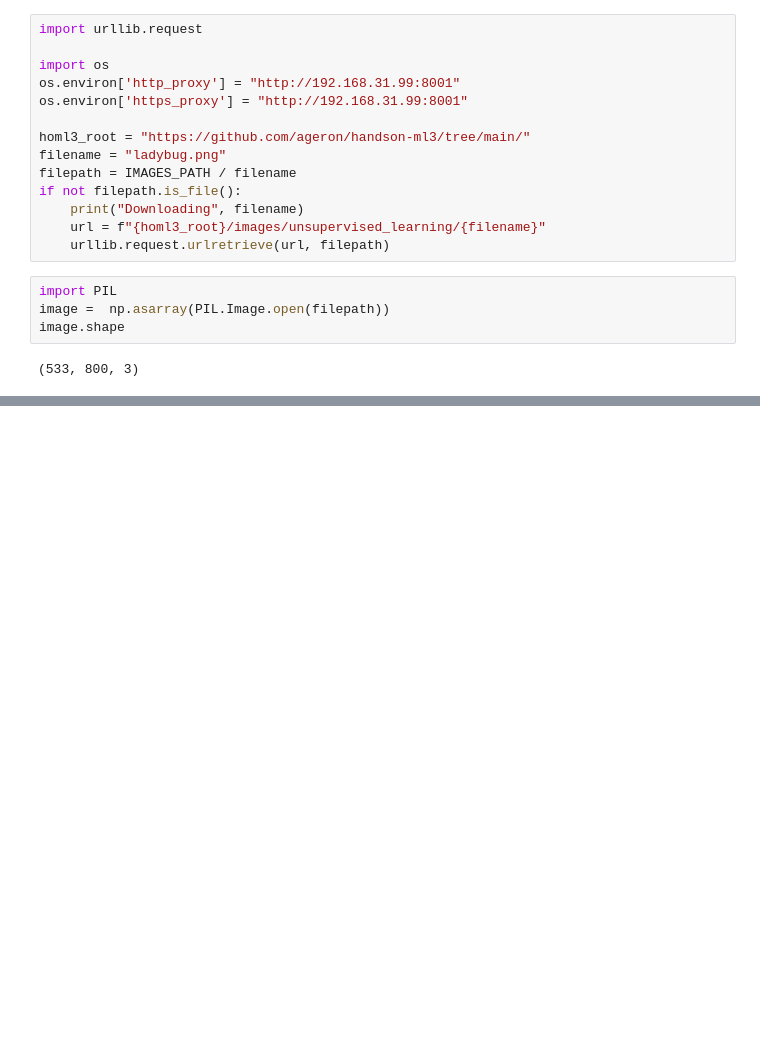
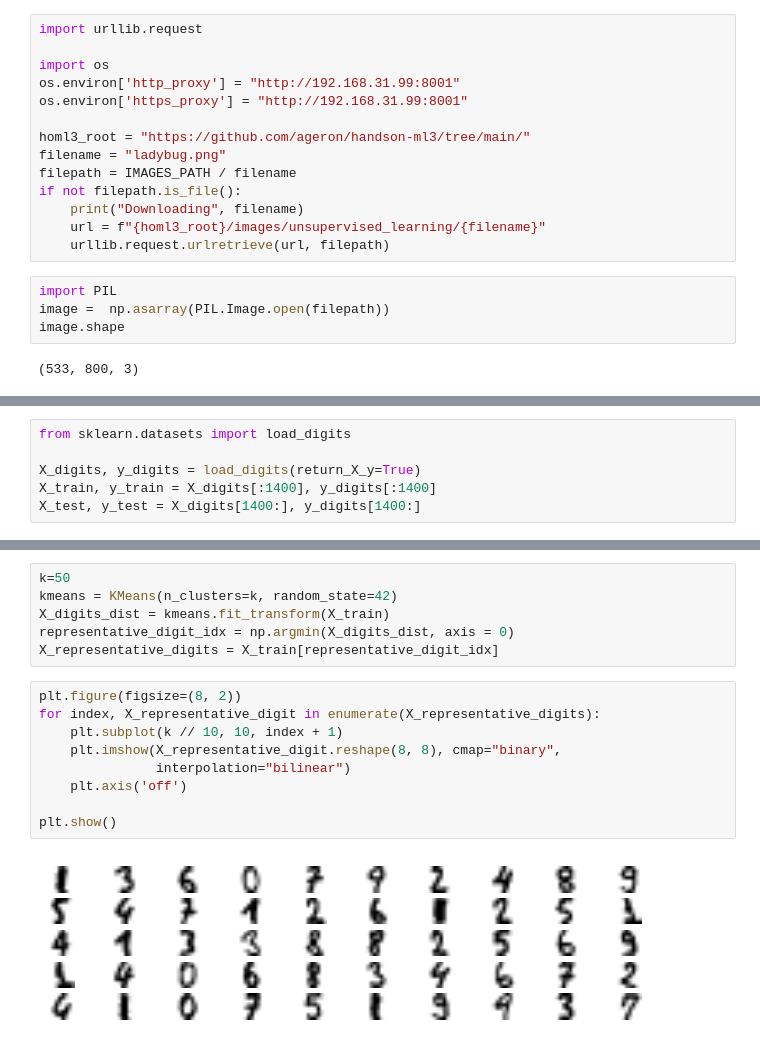
Before and after one commit to kk412027247/nlp, a Jupyter notebook: chapter 9/unsupervised_learning_techniques.ipynb, the cells around one changed output, grey strips where cells are left out. Cells and saved outputs as stored; diff of their text form; blank space fills up the shorter version.

```diff
--- a/chapter 9/unsupervised_learning_techniques.ipynb
+++ b/chapter 9/unsupervised_learning_techniques.ipynb
@@ -175,0 +193,6 @@ array([[25, 29,  2],
+# %%
+from sklearn.datasets import load_digits
+
+X_digits, y_digits = load_digits(return_X_y=True)
+X_train, y_train = X_digits[:1400], y_digits[:1400]
+X_test, y_test = X_digits[1400:], y_digits[1400:]
@@ -175,0 +211,17 @@ array([[25, 29,  2],
+# %%
+k=50
+kmeans = KMeans(n_clusters=k, random_state=42)
+X_digits_dist = kmeans.fit_transform(X_train)
+representative_digit_idx = np.argmin(X_digits_dist, axis = 0)
+X_representative_digits = X_train[representative_digit_idx]
+# %%
+plt.figure(figsize=(8, 2))
+for index, X_representative_digit in enumerate(X_representative_digits):
+    plt.subplot(k // 10, 10, index + 1)
+    plt.imshow(X_representative_digit.reshape(8, 8), cmap="binary",
+               interpolation="bilinear")
+    plt.axis('off')
+
+plt.show()
+# %% [output]
+[figure, added]
```
Also changed, not shown: parts of 19 cells of this notebook.
